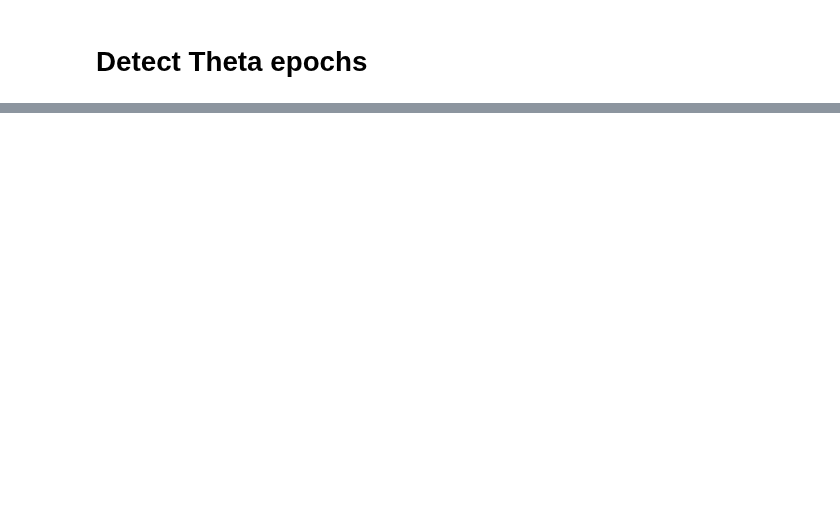
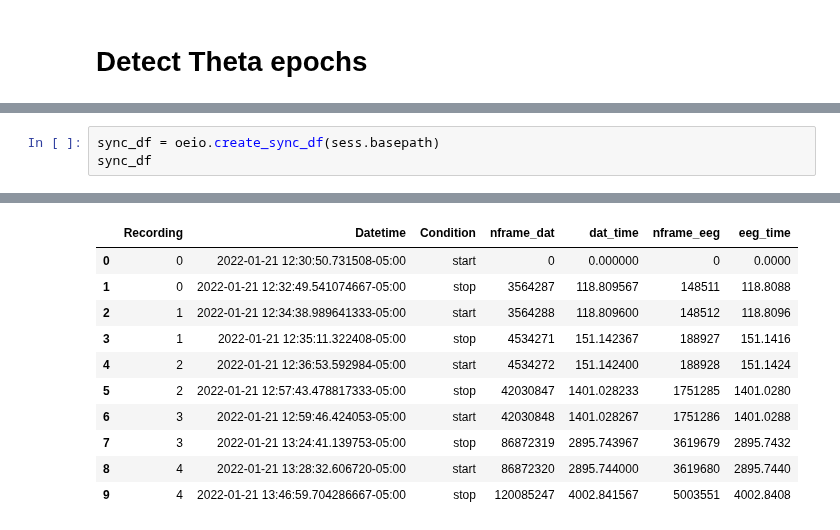
Before and after one commit to nkinsky/TraceFC, a Jupyter notebook: Notebooks/Sync_USV_and_Ephys.ipynb, the cells around one changed output, grey strips where cells are left out. Saved outputs shown, nothing was run; the diff lists cells and outputs as text; blank space fills up the shorter version.

```diff
--- a/Notebooks/Sync_USV_and_Ephys.ipynb
+++ b/Notebooks/Sync_USV_and_Ephys.ipynb
@@ -749,0 +208,4 @@ sw_epochs.to_dataframe()
+# %%
+sync_df = oeio.create_sync_df(sess.basepath)
+sync_df
+# %% [output]
@@ -749,0 +217,11 @@ sw_epochs.to_dataframe()
+|  | Recording | Datetime | Condition | nframe_dat | dat_time | nframe_eeg | eeg_time |
+| 0 | 0 | 2022-01-21 12:30:50.731508-05:00 | start | 0 | 0.000000 | 0 | 0.0000 |
+| 1 | 0 | 2022-01-21 12:32:49.541074667-05:00 | stop | 3564287 | 118.809567 | 148511 | 118.8088 |
+| 2 | 1 | 2022-01-21 12:34:38.989641333-05:00 | start | 3564288 | 118.809600 | 148512 | 118.8096 |
+| 3 | 1 | 2022-01-21 12:35:11.322408-05:00 | stop | 4534271 | 151.142367 | 188927 | 151.1416 |
+| 4 | 2 | 2022-01-21 12:36:53.592984-05:00 | start | 4534272 | 151.142400 | 188928 | 151.1424 |
+| 5 | 2 | 2022-01-21 12:57:43.478817333-05:00 | stop | 42030847 | 1401.028233 | 1751285 | 1401.0280 |
+| 6 | 3 | 2022-01-21 12:59:46.424053-05:00 | start | 42030848 | 1401.028267 | 1751286 | 1401.0288 |
+| 7 | 3 | 2022-01-21 13:24:41.139753-05:00 | stop | 86872319 | 2895.743967 | 3619679 | 2895.7432 |
+| 8 | 4 | 2022-01-21 13:28:32.606720-05:00 | start | 86872320 | 2895.744000 | 3619680 | 2895.7440 |
+| 9 | 4 | 2022-01-21 13:46:59.704286667-05:00 | stop | 120085247 | 4002.841567 | 5003551 | 4002.8408 |
```
Also changed, not shown: parts of 103 cells of this notebook.
